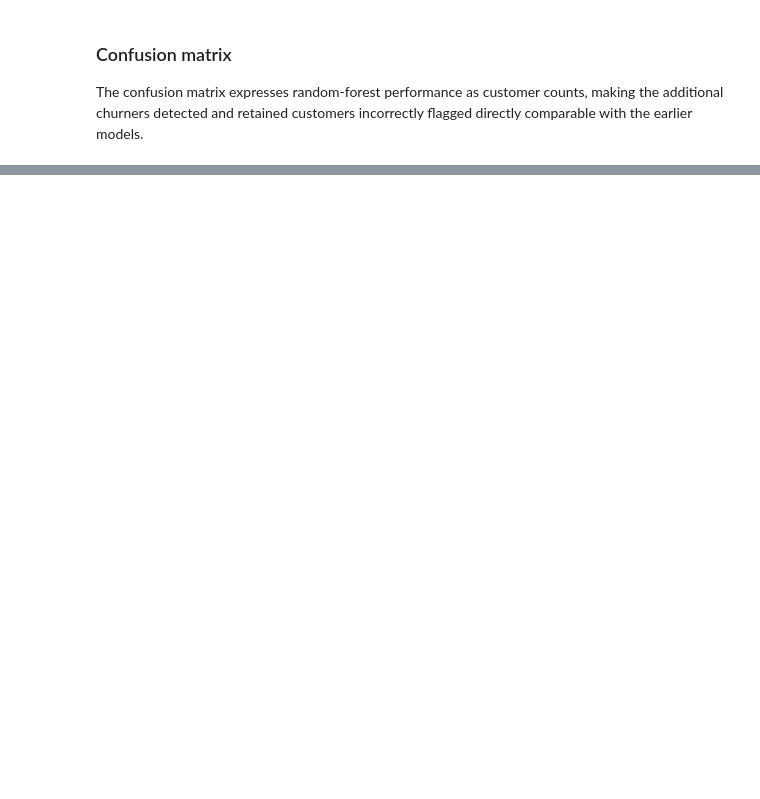
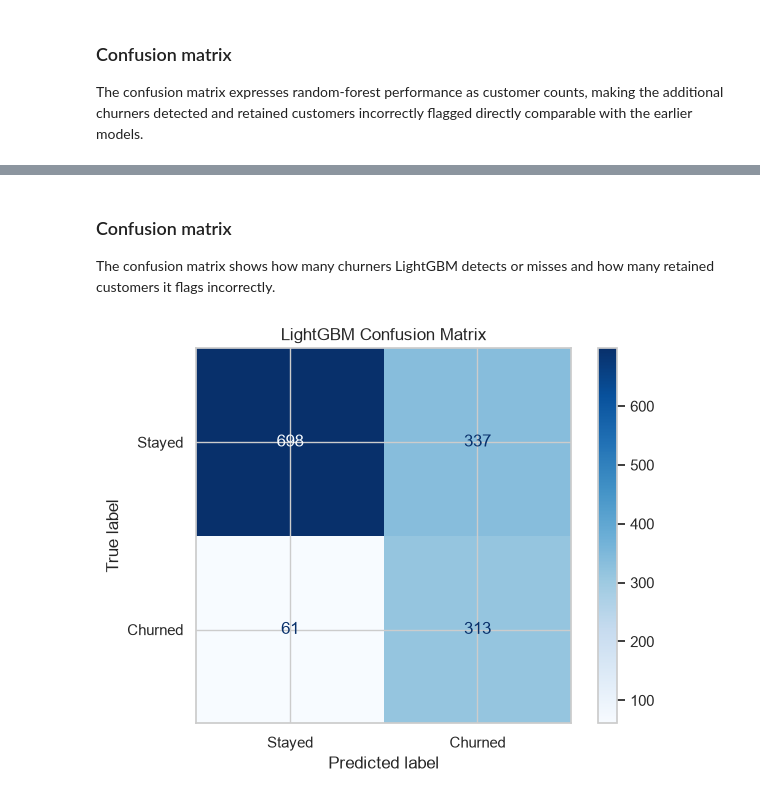
Before and after one commit to AlyIbrahim1/telecom-retention-campaign-workbench, a Jupyter notebook: teleco_churn_eda.ipynb, the cells around one changed output, grey strips where cells are left out. Saved outputs shown, nothing was run; the diff lists cells and outputs as text; code cells hidden in the pictures; blank space fills up the shorter version.

```diff
--- a/teleco_churn_eda.ipynb
+++ b/teleco_churn_eda.ipynb
@@ -1424,0 +1674,27 @@ The forest achieves the highest churn recall of the three models: 2.4 percentage
+# %%
+lightgbm_model = lightgbm_search.best_estimator_
+
+lightgbm_predictions = lightgbm_model.predict(
+    X_test
+)
+
+print("Best LightGBM parameters:")
+print(lightgbm_search.best_params_)
+
+print("\nBest cross-validation recall at the FPR cap:")
+print(round(lightgbm_search.best_score_, 3))
+
+print("\nTest F2-score:")
+print(round(fbeta_score(y_test, lightgbm_predictions, beta=2), 3))
+
+print(
+    classification_report(
+        y_test,
+        lightgbm_predictions,
+        target_names=[
+            "Stayed",
+            "Churned"
+        ],
+        digits=3
+    )
+)
@@ -1424,0 +1718,22 @@ The forest achieves the highest churn recall of the three models: 2.4 percentage
+# %% [markdown]
+### Confusion matrix
+
+The confusion matrix shows how many churners LightGBM detects or misses and how many retained customers it flags incorrectly.
+# %%
+ConfusionMatrixDisplay.from_predictions(
+    y_test,
+    lightgbm_predictions,
+    labels=[0, 1],
+    display_labels=[
+        "Stayed",
+        "Churned"
+    ],
+    cmap="Blues",
+    values_format="d"
+)
+
+plt.title("LightGBM Confusion Matrix")
+plt.tight_layout()
+plt.show()
+# %% [output]
+[figure, added]
```
Also changed, not shown: parts of 61 cells of this notebook, 1 other file.
